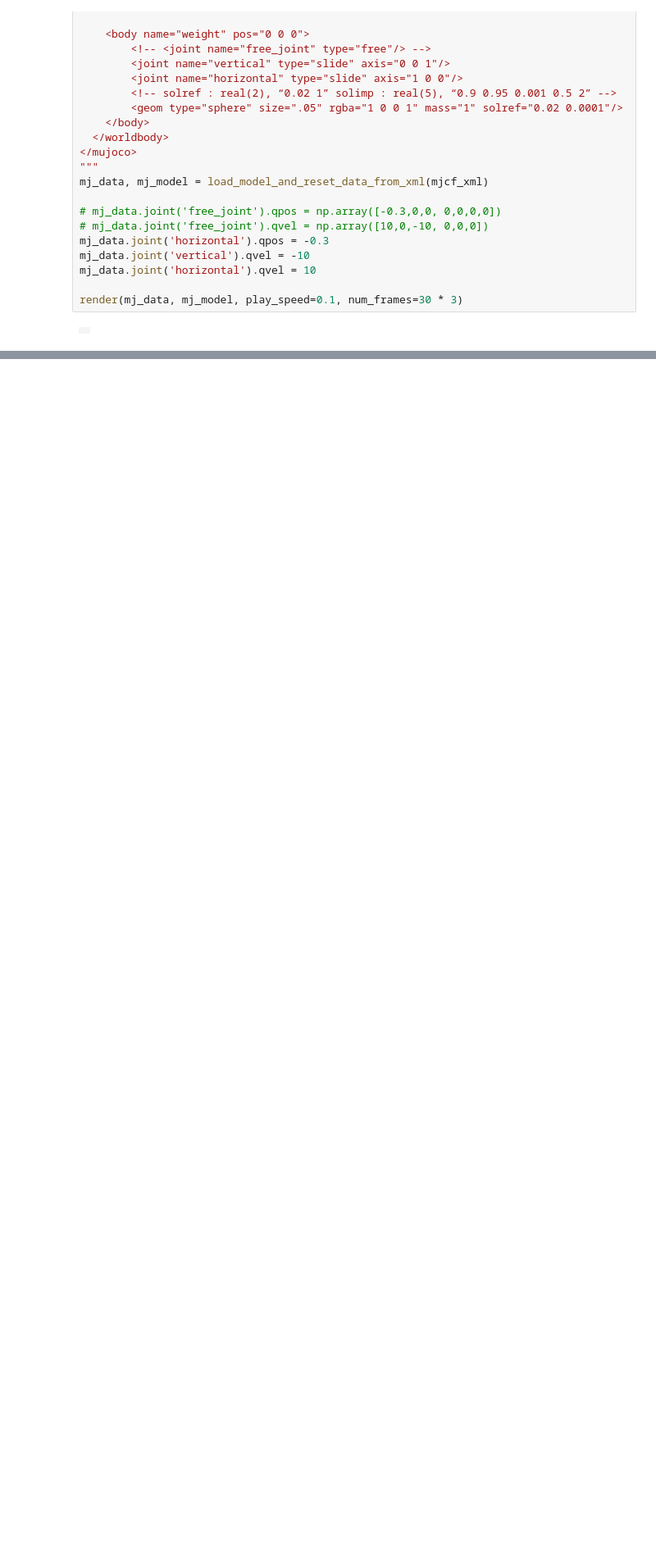
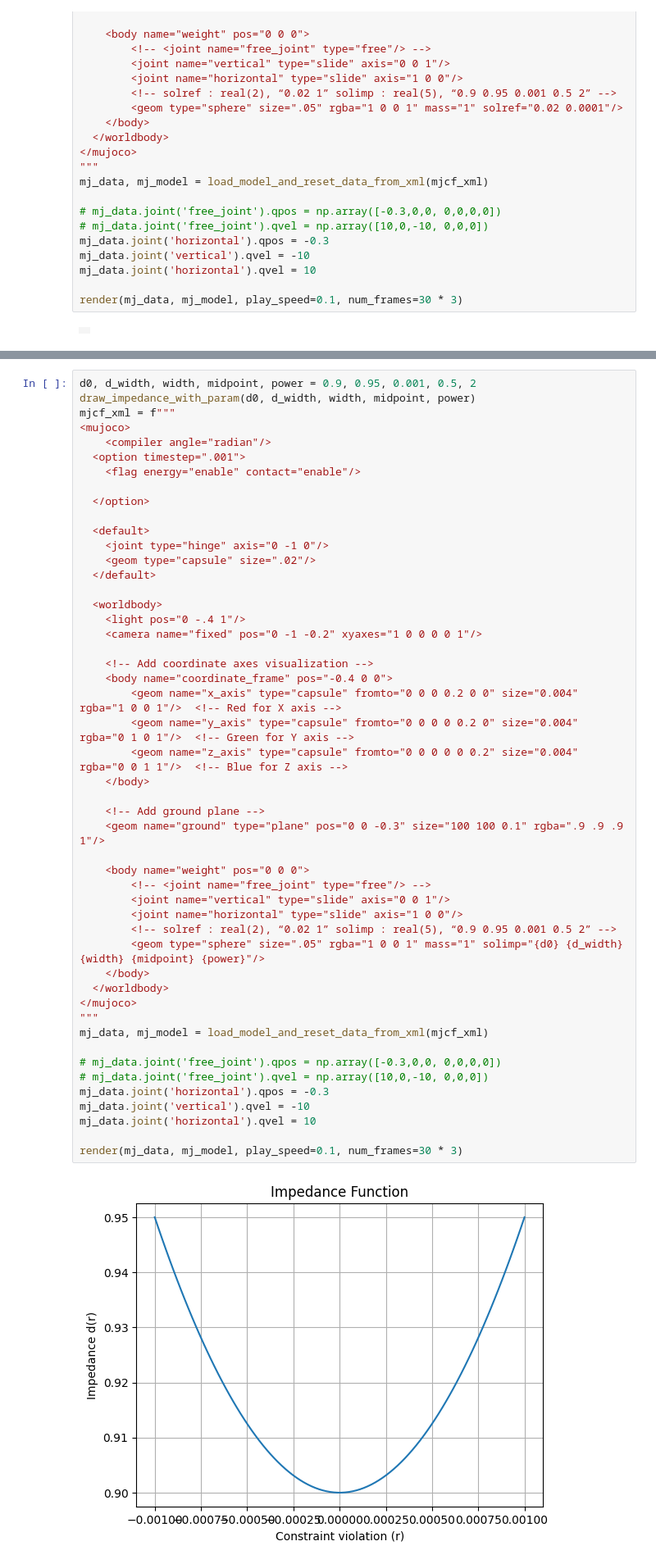
Before and after one commit to son-engr-kr/mujoco_python_study, a Jupyter notebook: mujoco_study_advanced_01.ipynb, the cells around one changed output, grey strips where cells are left out. Shown at 82% size. Saved outputs shown, nothing was run; the diff lists cells and outputs as text; blank space fills up the shorter version.

Commit message:
mujoco study advanced: contact

```diff
--- a/mujoco_study_advanced_01.ipynb
+++ b/mujoco_study_advanced_01.ipynb
@@ -1005,0 +1098,51 @@ render(mj_data, mj_model, play_speed=0.1, num_frames=30 * 3)
+# %%
+d0, d_width, width, midpoint, power = 0.9, 0.95, 0.001, 0.5, 2
+draw_impedance_with_param(d0, d_width, width, midpoint, power)
+mjcf_xml = f"""
+<mujoco>
+    <compiler angle="radian"/>
+  <option timestep=".001">
+    <flag energy="enable" contact="enable"/>
+
+  </option>
+
+  <default>
+    <joint type="hinge" axis="0 -1 0"/>
+    <geom type="capsule" size=".02"/>
+  </default>
+
+  <worldbody>
+    <light pos="0 -.4 1"/>
+    <camera name="fixed" pos="0 -1 -0.2" xyaxes="1 0 0 0 0 1"/>
+
+    <!-- Add coordinate axes visualization -->
+    <body name="coordinate_frame" pos="-0.4 0 0">
+        <geom name="x_axis" type="capsule" fromto="0 0 0 0.2 0 0" size="0.004" rgba="1 0 0 1"/>  <!-- Red for X axis -->
+        <geom name="y_axis" type="capsule" fromto="0 0 0 0 0.2 0" size="0.004" rgba="0 1 0 1"/>  <!-- Green for Y axis -->
+        <geom name="z_axis" type="capsule" fromto="0 0 0 0 0 0.2" size="0.004" rgba="0 0 1 1"/>  <!-- Blue for Z axis -->
+    </body>
+
+    <!-- Add ground plane -->
+    <geom name="ground" type="plane" pos="0 0 -0.3" size="100 100 0.1" rgba=".9 .9 .9 1"/>
+
+    <body name="weight" pos="0 0 0">
+        <!-- <joint name="free_joint" type="free"/> -->
+        <joint name="vertical" type="slide" axis="0 0 1"/>
+        <joint name="horizontal" type="slide" axis="1 0 0"/>
+        <!-- solref : real(2), “0.02 1” solimp : real(5), “0.9 0.95 0.001 0.5 2” -->
+        <geom type="sphere" size=".05" rgba="1 0 0 1" mass="1" solimp="{d0} {d_width} {width} {midpoint} {power}"/>
+    </body>
+  </worldbody>
+</mujoco>
+"""
+mj_data, mj_model = load_model_and_reset_data_from_xml(mjcf_xml)
+
+# mj_data.joint('free_joint').qpos = np.array([-0.3,0,0, 0,0,0,0])
+# mj_data.joint('free_joint').qvel = np.array([10,0,-10, 0,0,0])
+mj_data.joint('horizontal').qpos = -0.3
+mj_data.joint('vertical').qvel = -10
+mj_data.joint('horizontal').qvel = 10
+
+render(mj_data, mj_model, play_speed=0.1, num_frames=30 * 3)
+# %% [output]
+[figure, added]
```
Also changed, not shown: parts of 24 cells of this notebook, 1 other file.
